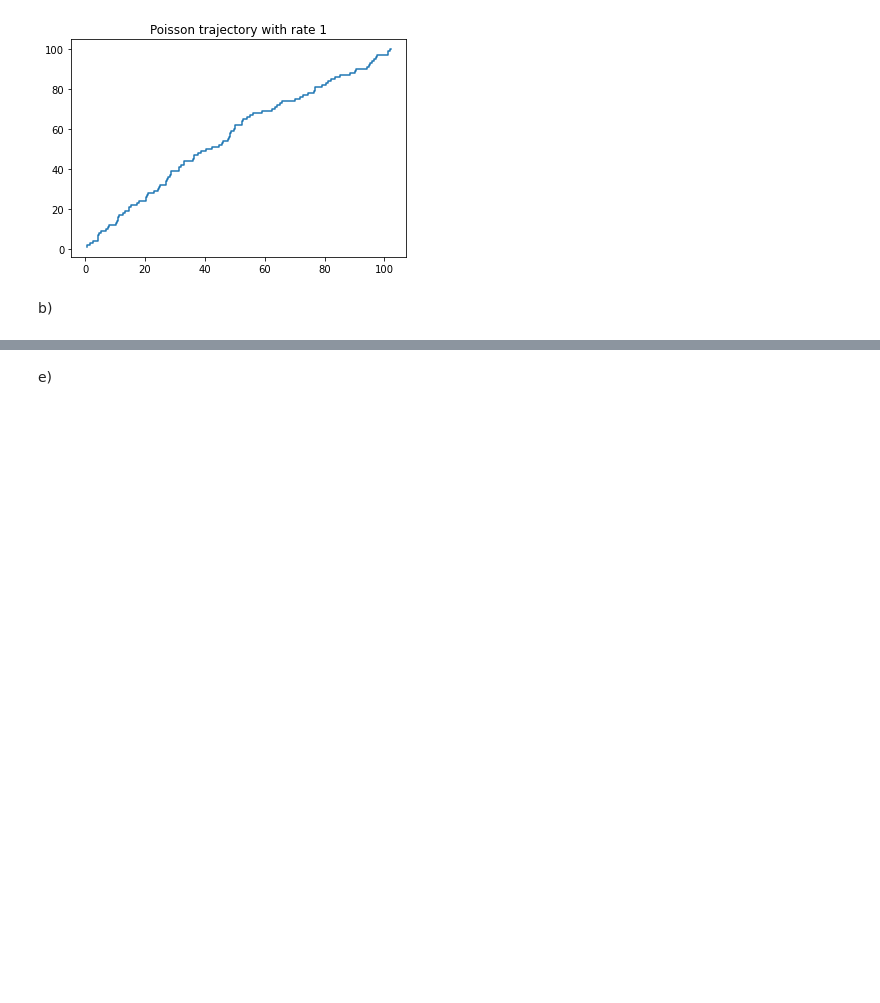
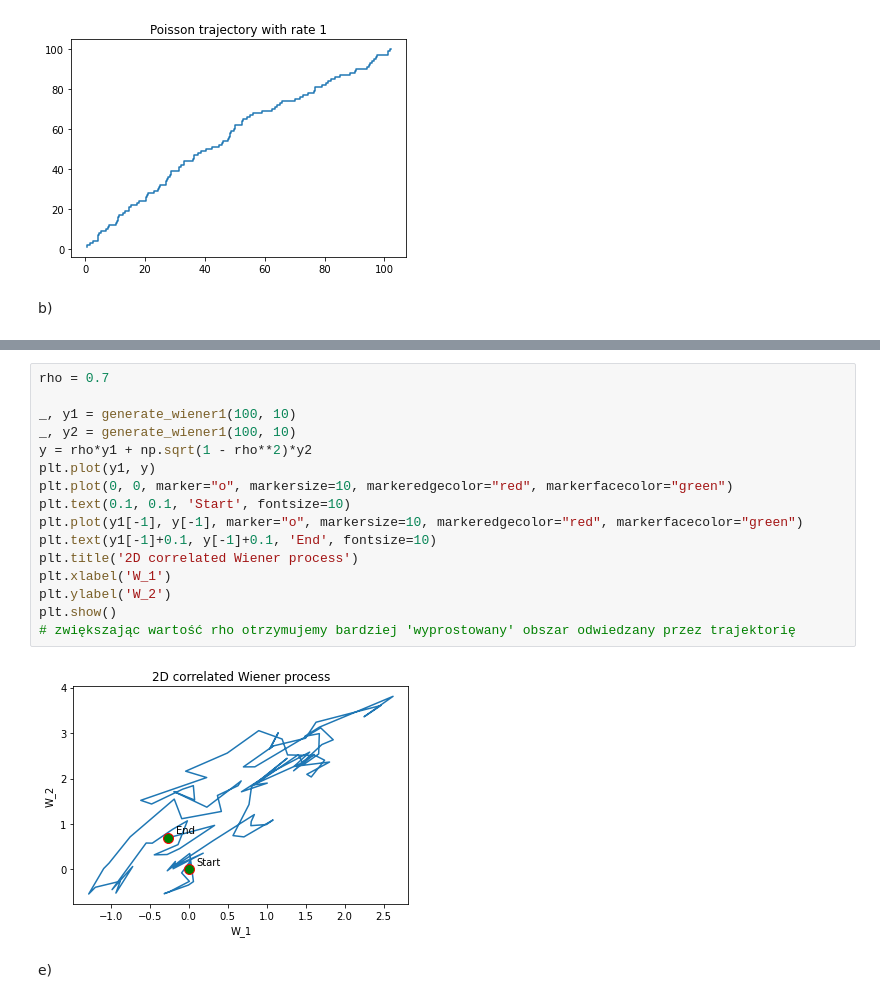
Before and after one commit to gekas145/MF, a Jupyter notebook: lab2.ipynb, the cells around one changed output, grey strips where cells are left out. Cells and saved outputs as stored; diff of their text form; blank space fills up the shorter version.

```diff
--- a/lab2.ipynb
+++ b/lab2.ipynb
@@ -40,3 +56,21 @@ plt.show()
+# %%
+rho = 0.7
+
+_, y1 = generate_wiener1(100, 10)
+_, y2 = generate_wiener1(100, 10)
+y = rho*y1 + np.sqrt(1 - rho**2)*y2
+plt.plot(y1, y)
+plt.plot(0, 0, marker="o", markersize=10, markeredgecolor="red", markerfacecolor="green")
+plt.text(0.1, 0.1, 'Start', fontsize=10)
+plt.plot(y1[-1], y[-1], marker="o", markersize=10, markeredgecolor="red", markerfacecolor="green")
+plt.text(y1[-1]+0.1, y[-1]+0.1, 'End', fontsize=10)
+plt.title('2D correlated Wiener process')
+plt.xlabel('W_1')
+plt.ylabel('W_2')
+plt.show()
+# zwiększając wartość rho otrzymujemy bardziej 'wyprostowany' obszar odwiedzany przez trajektorię
+# %% [output]
+[figure, added]
 # %% [markdown]
 e)
 # %%
```
Also changed, not shown: parts of 4 cells of this notebook.
